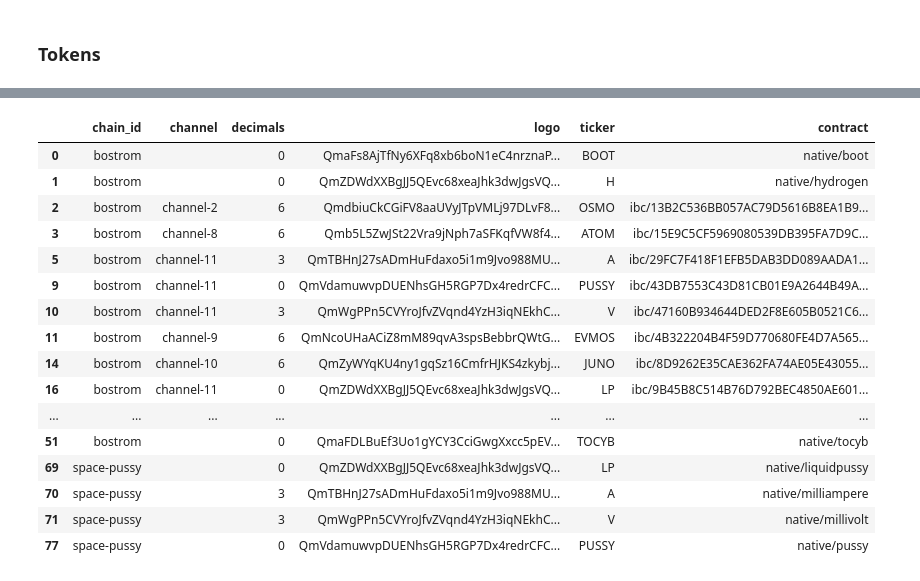
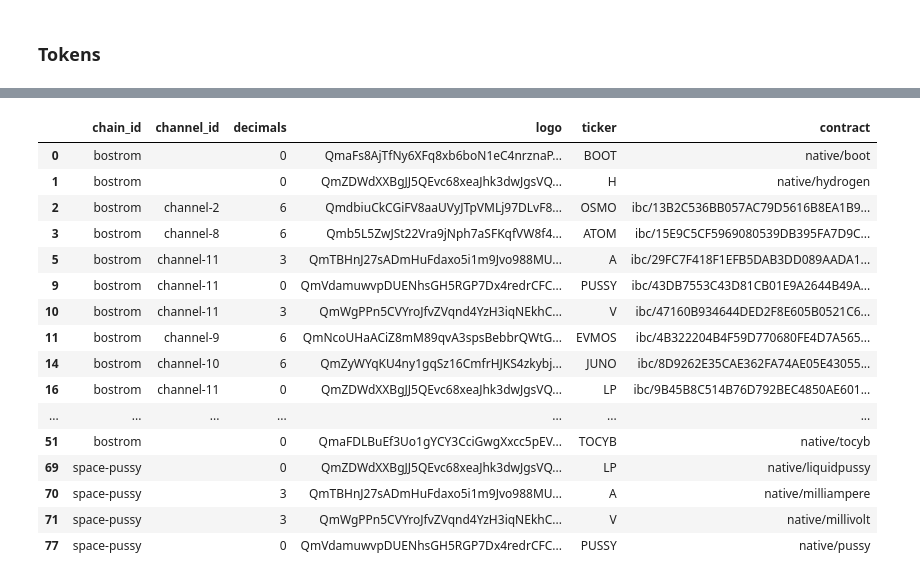
Before and after one commit to Snedashkovsky/cw-cyber-scripts, a Jupyter notebook: hub_generate_upload_data.ipynb, the cells around one changed output, grey strips where cells are left out. Drawn from its saved outputs; the diff is of its cells as text; code cells hidden in the pictures.

Commit message:
- update upload format of hub tokens data

```diff
--- a/hub_generate_upload_data.ipynb
+++ b/hub_generate_upload_data.ipynb
@@ -300,6 +300,8 @@ TOKENS_TICKER = {
     'uosmo': 'osmo',
     'usomm': 'somm'
 }
+
+GET_POOL_TICKERS = False
 # %%
 def get_tokens(chain_id: str = CHAIN_ID,
                cli_name: str = 'cyber',
@@ -309,11 +311,13 @@ def get_tokens(chain_id: str = CHAIN_ID,
     _tokens_df = pd.DataFrame(_tokens_supply_json)
     _tokens_df = _tokens_df.rename(columns={'amount': 'supply'})
 
-    _tokens_df['base_denom'] = _tokens_df['denom'].map(lambda denom: get_json_from_bash_query(
-    bash_command=f'{cli_name} query ibc-transfer denom-trace {denom[4:]} -o=json --node={node_rpc_url}')['denom_trace']['base_denom'] if denom[:4]=='ibc/' else denom)
+    _tokens_df['base_denom'] = _tokens_df['denom'].map(
+        lambda denom: get_json_from_bash_query(
+            bash_command=f'{cli_name} query ibc-transfer denom-trace {denom[4:]} -o=json --node={node_rpc_url}')['denom_trace']['base_denom'] if denom[:4]=='ibc/' else denom)
 
-    _tokens_df['path'] = _tokens_df['denom'].map(lambda denom: get_json_from_bash_query(
-    bash_command=f'{cli_name} query ibc-transfer denom-trace {denom[4:]} -o=json --node={node_rpc_url}')['denom_trace']['path'] if denom[:4]=='ibc/' else None)
+    _tokens_df['path'] = _tokens_df['denom'].map(
+        lambda denom: get_json_from_bash_query(
+            bash_command=f'{cli_name} query ibc-transfer denom-trace {denom[4:]} -o=json --node={node_rpc_url}')['denom_trace']['path'] if denom[:4]=='ibc/' else None)
     _tokens_df['chain_id'] = chain_id
     return _tokens_df
 
@@ -340,25 +344,30 @@ def get_logo(ticker: str) -> str:
     except FileNotFoundError:
         return ''
 # %%
-tokens_df = pd.concat([get_tokens(), get_tokens(chain_id=PUSSY_CHAIN_ID, node_rpc_url=PUSSY_NODE_RPC_URL)]).reset_index(drop=True)
+tokens_df = pd.concat([
+    get_tokens(),
+    get_tokens(chain_id=PUSSY_CHAIN_ID, node_rpc_url=PUSSY_NODE_RPC_URL)
+]).reset_index(drop=True)
 
-tokens_df['channel'] = \
+tokens_df['channel_id'] = \
     tokens_df['path'].map(lambda x: '' if x is None else ' '.join(x.replace('/', '').split('transfer')[1:]))
 tokens_df['decimals'] = tokens_df['base_denom'].map(get_decimals)
 tokens_df['ticker'] = tokens_df['base_denom'].map(get_ticker)
 
-pools_json = get_json_from_bash_query(
-    bash_command=f'cyber query liquidity pools --node {NODE_RPC_URL} -o json')['pools']
-denom_ticker_dict = \
-    {_token['denom']: _token['ticker']
-     for _token in json.loads(tokens_df[['denom', 'ticker']].to_json(orient='records'))}
-pool_ticker_dict = \
-    {pool['pool_coin_denom']: f'{denom_ticker_dict[pool["reserve_coin_denoms"][0]]}-{denom_ticker_dict[pool["reserve_coin_denoms"][1]]}'
-     for pool in pools_json}
-tokens_df['ticker'] = tokens_df['ticker'].map(lambda ticker: pool_ticker_dict[ticker] if ticker in pool_ticker_dict.keys() else ticker)
+if GET_POOL_TICKERS:
+    pools_json = get_json_from_bash_query(
+        bash_command=f'cyber query liquidity pools --node {NODE_RPC_URL} -o json')['pools']
+    denom_ticker_dict = \
+        {_token['denom']: _token['ticker']
+         for _token in json.loads(tokens_df[['denom', 'ticker']].to_json(orient='records'))}
+    pool_ticker_dict = \
+        {pool['pool_coin_denom']: f'{denom_ticker_dict[pool["reserve_coin_denoms"][0]]}-{denom_ticker_dict[pool["reserve_coin_denoms"][1]]}'
+         for pool in pools_json}
+    tokens_df['ticker'] = tokens_df['ticker'].map(lambda ticker: pool_ticker_dict[ticker] if ticker in pool_ticker_dict.keys() else ticker)
+
 tokens_df['ticker'] = tokens_df['ticker'].map(lambda ticker: sub(r'\W', '', string=ticker).upper())
 tokens_df['logo'] = tokens_df['ticker'].map(get_logo)
-tokens_df['contract'] = tokens_df.apply(lambda x: f'native/{x["denom"]}' if x['channel'] == '' else x['denom'], axis=1)
+tokens_df['contract'] = tokens_df.apply(lambda x: f'native/{x["denom"]}' if x['channel_id'] == '' else x['denom'], axis=1)
 # %%
 tokens_df
 # %% [output]
@@ -377,10 +386,10 @@ tokens_df
 78 rows × 10 columns
 # %%
-tokens_df[(tokens_df.channel.isin(APPROVED_ACTIVE_CHANNELS + [''])) & \
+tokens_df[(tokens_df.channel_id.isin(APPROVED_ACTIVE_CHANNELS + [''])) & \
           (tokens_df.contract.map(lambda x: x[:11] !='native/pool'))][
-    ['chain_id', 'channel', 'decimals', 'logo', 'ticker', 'contract']]
+    ['chain_id', 'channel_id', 'decimals', 'logo', 'ticker', 'contract']]
 # %% [output]
-|  | chain_id | channel | decimals | logo | ticker | contract |
+|  | chain_id | channel_id | decimals | logo | ticker | contract |
 | 0 | bostrom |  | 0 | QmaFs8AjTfNy6XFq8xb6boN1eC4nrznaP... | BOOT | native/boot |
 | 1 | bostrom |  | 0 | QmZDWdXXBgJJ5QEvc68xeaJhk3dwJgsVQ... | H | native/hydrogen |
 | 2 | bostrom | channel-2 | 6 | QmdbiuCkCGiFV8aaUVyJTpVMLj97DLvF8... | OSMO | ibc/13B2C536BB057AC79D5616B8EA1B9... |
```
Also changed, not shown: parts of 2 cells of this notebook, 1 other file.
